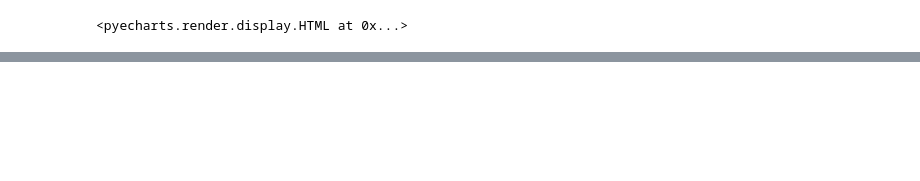
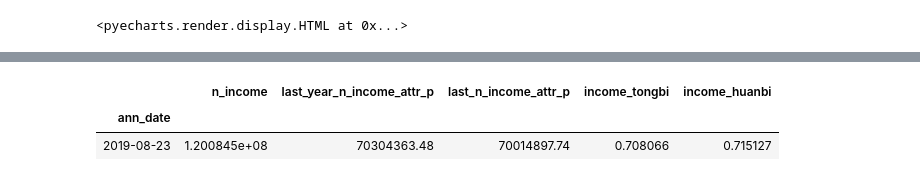
Before and after one commit to dcais/stock_notebook, a Jupyter notebook: notebook/finance.ipynb, the cells around one changed output, grey strips where cells are left out. Saved outputs shown, nothing was run; the diff lists cells and outputs as text; code cells hidden in the pictures; blank space fills up the shorter version.

```diff
--- a/notebook/finance.ipynb
+++ b/notebook/finance.ipynb
@@ -31,0 +94,6 @@ c.render_notebook()
+# %%
+df.tail(1)
+# %% [output]
+|  | n_income | last_year_n_income_attr_p | last_n_income_attr_p | income_tongbi | income_huanbi |
+| ann_date |  |  |  |  |  |
+| 2019-08-23 | 1.200845e+08 | 70304363.48 | 70014897.74 | 0.708066 | 0.715127 |
```
Also changed, not shown: parts of 9 cells of this notebook, 3 other files.
